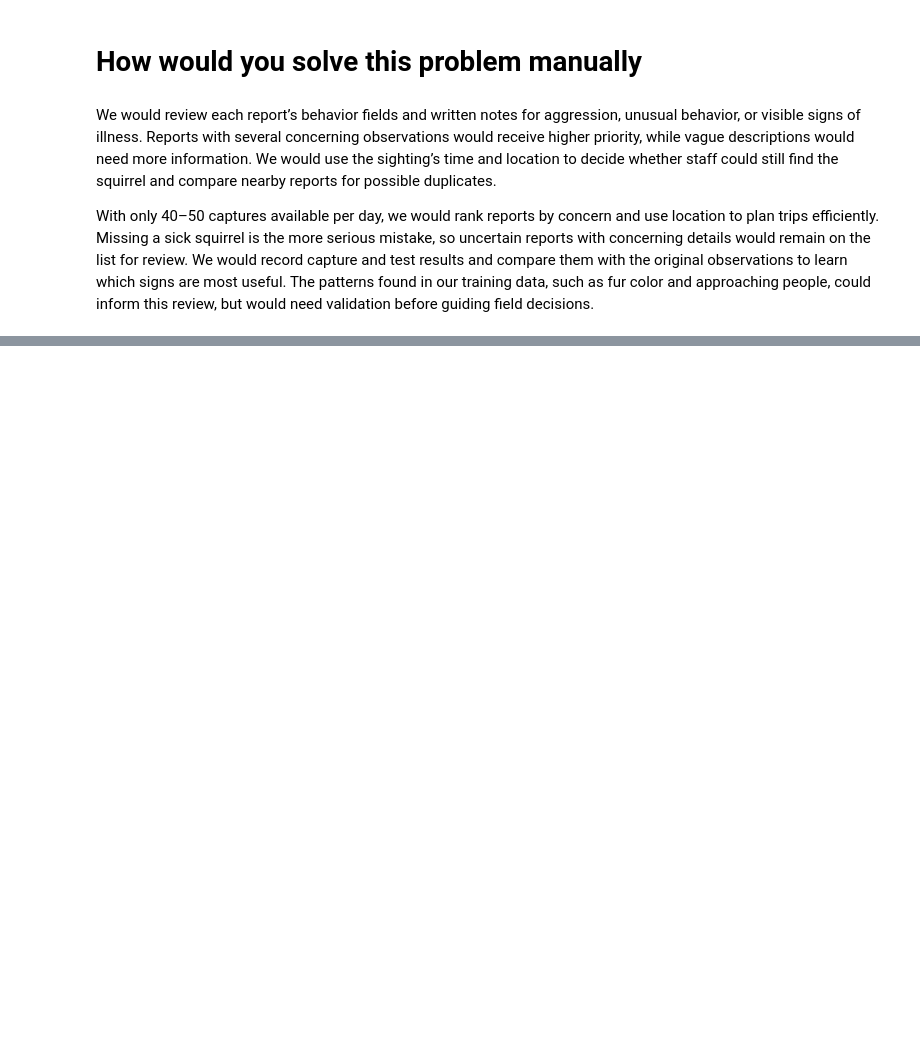
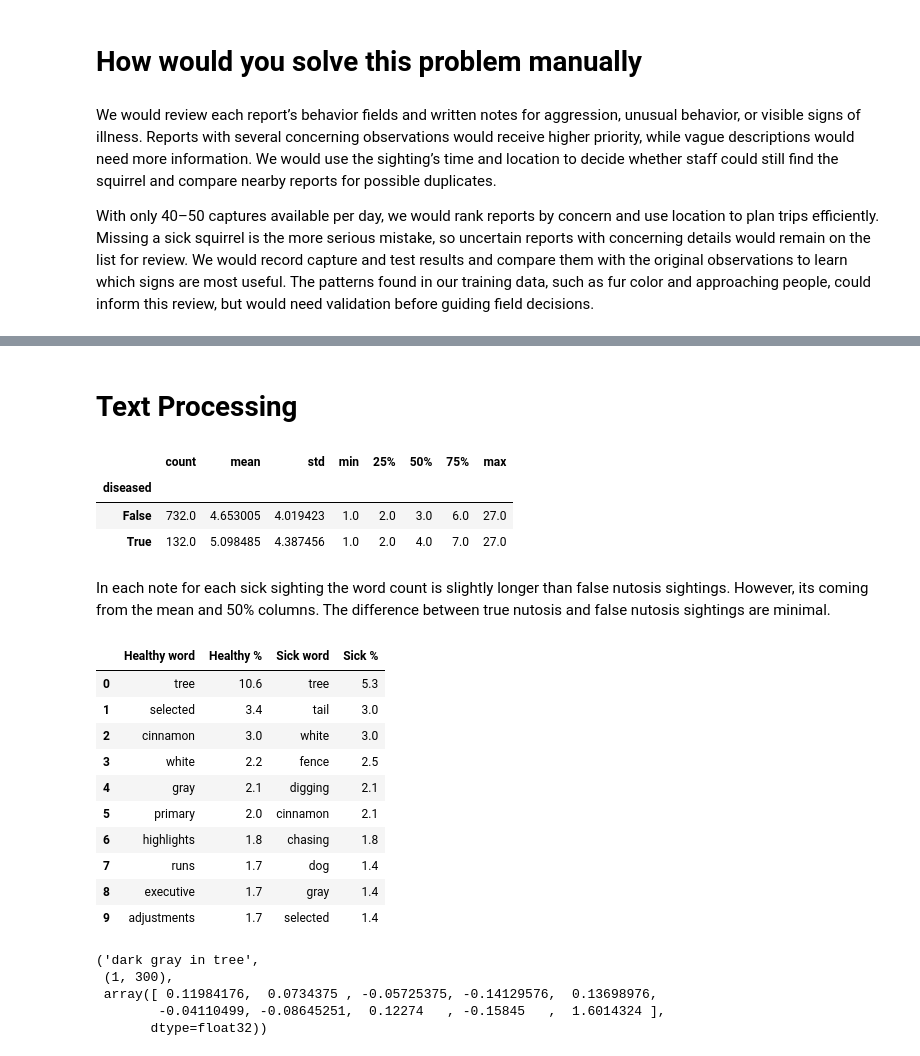
Before and after one commit to AJamell/Project2-NutosisMachineLearning, a Jupyter notebook: Nutosis - Exploration.ipynb, the cells around one changed output, grey strips where cells are left out. Saved outputs shown, nothing was run; the diff lists cells and outputs as text; code cells hidden in the pictures; blank space fills up the shorter version.

```diff
--- a/Nutosis - Exploration.ipynb
+++ b/Nutosis - Exploration.ipynb
@@ -299,0 +293,64 @@ Name: diseased, dtype: float64
+# %% [markdown]
+# Text Processing
+# %%
+nlp = spacy.load("en_core_web_lg")
+
+# Put the four free text columns into one note per sighting.
+text_columns = ["Color notes", "Specific Location", "Other Activities", "Other Interactions"]
+notes = data[text_columns].fillna("").agg(" ".join, axis=1).str.strip()
+has_text = notes != ""
+
+# How many words are in each note, for healthy vs sick sightings (only sightings with text).
+word_count = notes.str.split().str.len()
+word_count[has_text].groupby(data["diseased"]).describe()
+# %% [output]
+|  | count | mean | std | min | 25% | 50% | 75% | max |
+| diseased |  |  |  |  |  |  |  |  |
+| False | 732.0 | 4.653005 | 4.019423 | 1.0 | 2.0 | 3.0 | 6.0 | 27.0 |
+| True | 132.0 | 5.098485 | 4.387456 | 1.0 | 2.0 | 4.0 | 7.0 | 27.0 |
+# %% [markdown]
+In each note for each sick sighting the word count is slightly longer than false nutosis sightings. However, its coming from the mean and 50% columns. The difference between true nutosis and false nutosis sightings are minimal.
+# %%
+# Most common words in healthy vs sick notes, leaving out filler words like "the" and "on".
+words = notes.str.lower().str.findall(r"[a-z]+").explode().dropna()
+words = words[~words.isin(nlp.Defaults.stop_words)]
+is_sick = data.loc[words.index, "diseased"]
+
+pd.DataFrame({
+    "Healthy word": words[~is_sick].value_counts().head(10).index,
+    "Healthy %": (words[~is_sick].value_counts(normalize=True).head(10).values * 100).round(1),
+    "Sick word": words[is_sick].value_counts().head(10).index,
+    "Sick %": (words[is_sick].value_counts(normalize=True).head(10).values * 100).round(1),
+})
+# %% [output]
+|  | Healthy word | Healthy % | Sick word | Sick % |
+| 0 | tree | 10.6 | tree | 5.3 |
+| 1 | selected | 3.4 | tail | 3.0 |
+| 2 | cinnamon | 3.0 | white | 3.0 |
+| 3 | white | 2.2 | fence | 2.5 |
+| 4 | gray | 2.1 | digging | 2.1 |
+| 5 | primary | 2.0 | cinnamon | 2.1 |
+| 6 | highlights | 1.8 | chasing | 1.8 |
+| 7 | runs | 1.7 | dog | 1.4 |
+| 8 | executive | 1.7 | gray | 1.4 |
+| 9 | adjustments | 1.7 | selected | 1.4 |
+# %%
+def texts_to_vectors(texts, exclude_stop=False, exclude_punct=True):
+    """Embed each string as spaCy's averaged token vector; empty/NaN -> zero vector."""
+    cleaned = texts.fillna("").astype(str).tolist()
+    vectors = []
+    for doc in nlp.pipe(cleaned):
+        tokens = [t for t in doc if t.has_vector and not (exclude_stop and t.is_stop) and not (exclude_punct and t.is_punct)]
+        vectors.append(np.mean([t.vector for t in tokens], axis=0) if tokens else np.zeros(nlp.vocab.vectors_length))
+    return np.array(vectors)
+
+# One note -> one 300 number vector
+sample_note = notes[has_text].iloc[0]
+sample_vec = texts_to_vectors(pd.Series([sample_note]))
+sample_note, sample_vec.shape, sample_vec[0, :10]
+# %% [output]
+('dark gray in tree',
+ (1, 300),
+ array([ 0.11984176,  0.0734375 , -0.05725375, -0.14129576,  0.13698976,
+        -0.04110499, -0.08645251,  0.12274   , -0.15845   ,  1.6014324 ],
+       dtype=float32))
```
Also changed, not shown: parts of 29 cells of this notebook.
